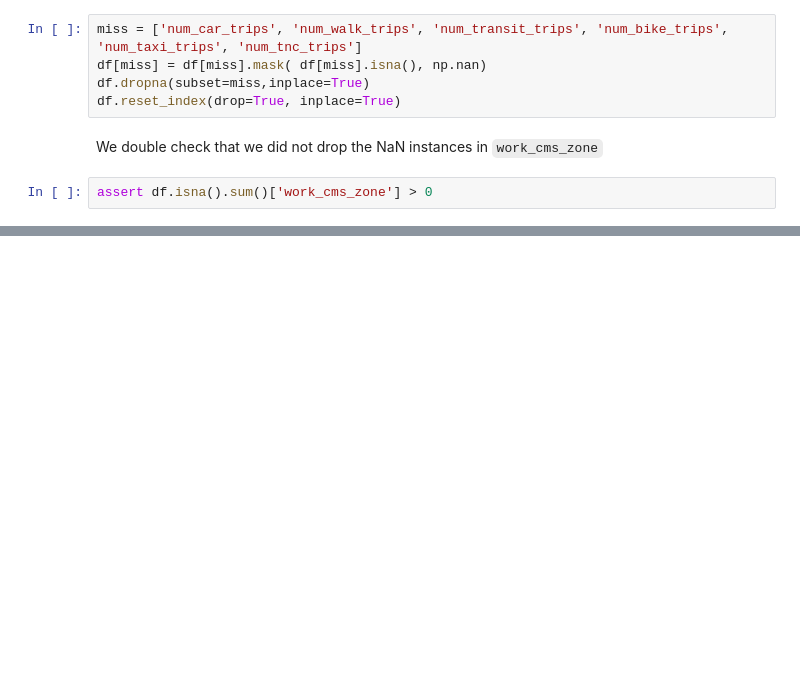
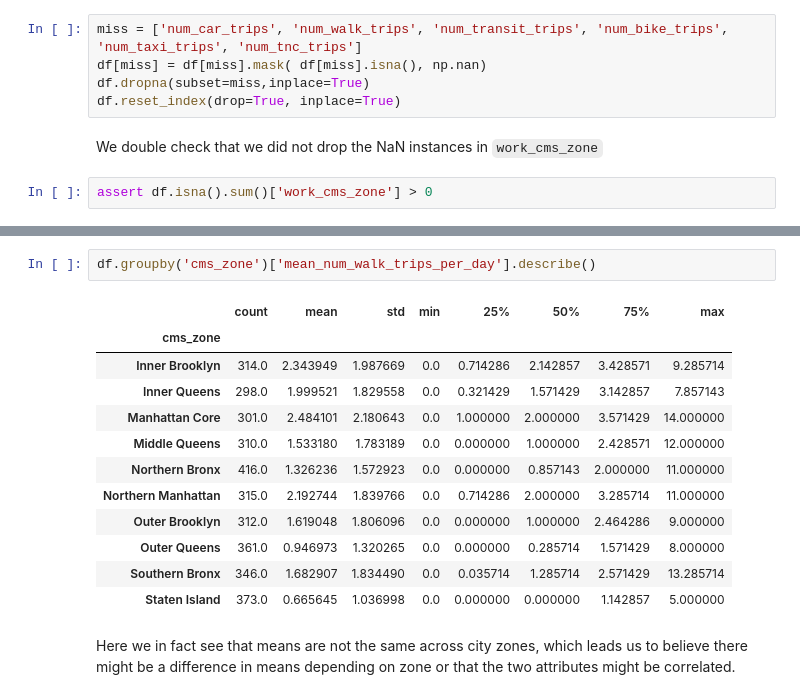
Before and after one commit to Axemt/TUD-2223-DATAH3-Project, a Jupyter notebook: NYC's 2019 Citywide Mobility Survey.ipynb, the cells around one changed output, grey strips where cells are left out. Cells and saved outputs as stored; diff of their text form; blank space fills up the shorter version.

```diff
--- a/NYC's 2019 Citywide Mobility Survey.ipynb
+++ b/NYC's 2019 Citywide Mobility Survey.ipynb
@@ -127,0 +309,17 @@ assert df.isna().sum()['work_cms_zone'] > 0
+# %%
+df.groupby('cms_zone')['mean_num_walk_trips_per_day'].describe()
+# %% [output]
+|  | count | mean | std | min | 25% | 50% | 75% | max |
+| cms_zone |  |  |  |  |  |  |  |  |
+| Inner Brooklyn | 314.0 | 2.343949 | 1.987669 | 0.0 | 0.714286 | 2.142857 | 3.428571 | 9.285714 |
+| Inner Queens | 298.0 | 1.999521 | 1.829558 | 0.0 | 0.321429 | 1.571429 | 3.142857 | 7.857143 |
+| Manhattan Core | 301.0 | 2.484101 | 2.180643 | 0.0 | 1.000000 | 2.000000 | 3.571429 | 14.000000 |
+| Middle Queens | 310.0 | 1.533180 | 1.783189 | 0.0 | 0.000000 | 1.000000 | 2.428571 | 12.000000 |
+| Northern Bronx | 416.0 | 1.326236 | 1.572923 | 0.0 | 0.000000 | 0.857143 | 2.000000 | 11.000000 |
+| Northern Manhattan | 315.0 | 2.192744 | 1.839766 | 0.0 | 0.714286 | 2.000000 | 3.285714 | 11.000000 |
+| Outer Brooklyn | 312.0 | 1.619048 | 1.806096 | 0.0 | 0.000000 | 1.000000 | 2.464286 | 9.000000 |
+| Outer Queens | 361.0 | 0.946973 | 1.320265 | 0.0 | 0.000000 | 0.285714 | 1.571429 | 8.000000 |
+| Southern Bronx | 346.0 | 1.682907 | 1.834490 | 0.0 | 0.035714 | 1.285714 | 2.571429 | 13.285714 |
+| Staten Island | 373.0 | 0.665645 | 1.036998 | 0.0 | 0.000000 | 0.000000 | 1.142857 | 5.000000 |
+# %% [markdown]
+Here we in fact see that means are not the same across city zones, which leads us to believe there might be a difference in means depending on zone or that the two attributes might be correlated.
```
Also changed, not shown: parts of 23 cells of this notebook, 1 other file.
